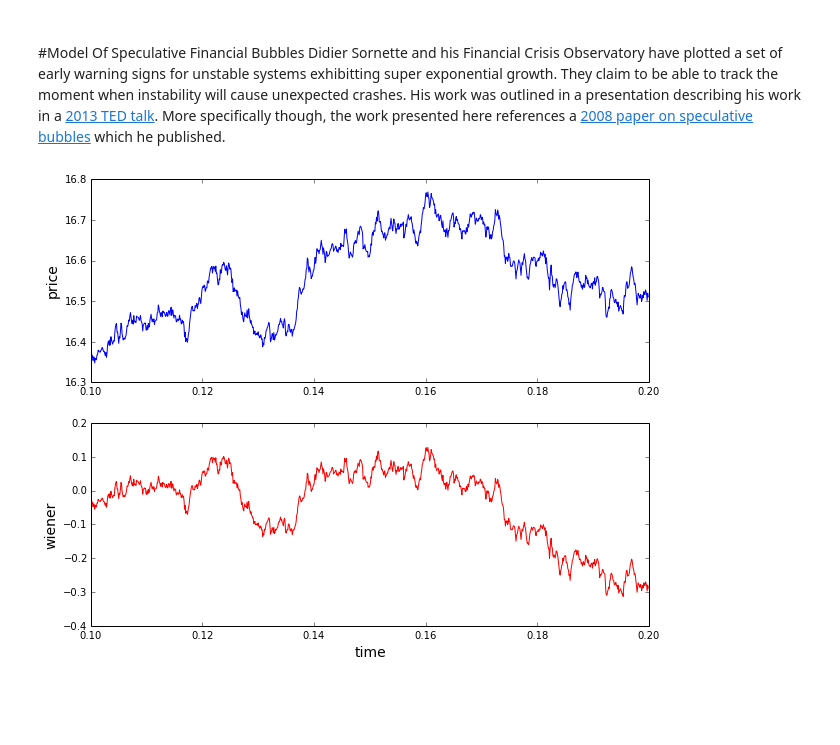
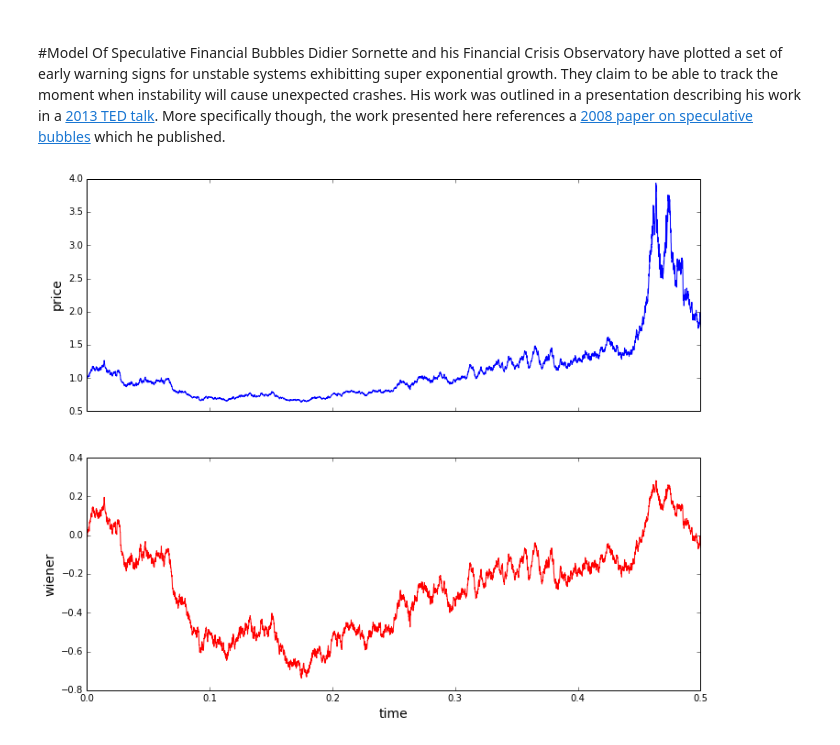
Before and after one commit to rmorshea/quantfi, a Jupyter notebook: SornetteModel.ipynb, the cells around one changed output. Saved outputs shown, nothing was run; the diff lists cells and outputs as text; code cells hidden in the pictures; blank space fills up the shorter version.

```diff
--- a/SornetteModel.ipynb
+++ b/SornetteModel.ipynb
@@ -18,7 +18,7 @@ from math import exp
 #Model Of Speculative Financial Bubbles
 Didier Sornette and his Financial Crisis Observatory have plotted a set of early warning signs for unstable systems exhibitting super exponential growth. They claim to be able to track the moment when instability will cause unexpected crashes. His work was outlined in a presentation describing his work in a [2013 TED talk](http://www.ted.com/talks/didier_sornette_how_we_can_predict_the_next_financial_crisis#t-637034). More specifically though, the work presented here references a [2008 paper on speculative bubbles](http://arxiv.org/pdf/cond-mat/0104341v2.pdf) which he published.
 # %%
-def analy_step(n, dt, a, b, m, mu=0, sigma=1, w_init=0, p_init=1, chain_length=0):
+def analy_step(n, dt, a, b, m, mu=0, sigma=1, w_init=0, p_init=1):
     '''Moves a price series forward through n time steps using an analytical method.
 
     Details
@@ -40,39 +40,33 @@ def analy_step(n, dt, a, b, m, mu=0, sigma=1, w_init=0, p_init=1, chain_length=0
 
     (!) Note: it is suggested that all arguments be given as floats.
     '''
+
+    alph = 1./(m-1)
+    tc = float(alph)/p_init**(m-1)*a
     w_t = w_init
-    p_t = p_init
-    if chain_length>0:
-        t_series = np.arange(chain_length*dt,(n+chain_length-0.9)*dt,dt)
-        w_series = []
-        p_series = []
-        trim = 0
-    else:
-        t_series = np.arange(0,(n+0.1)*dt,dt)
-        w_series = [float(w_init)]
-        p_series = [float(p_init)]
-        trim = 1
-    alph = 1/(1-m)
-    tc = 1*alph/p_init**(m-1)*a
-    for t in t_series[trim:]:
+    w_series = []
+    p_series = []
+    t_series = np.arange(0,(n+0.1)*dt,dt)
+    for t in t_series:
+        p_series.append((alph/(a*(tc-t)-w_t*float(b)/p_init**m))**alph)
+        w_series.append(w_t)
         dw = random.gauss(mu,np.sqrt(dt)*sigma)
         w_t += dw
-        p_series.append(alph**alph/(a*(tc-t)-(b/p_init**m)*w_t)**alph)
-        w_series.append(w_t)
     return t_series,w_series,p_series
 # %%
-T1,W1,P1 = analy_step(1000, 1e-4, 4, 1, 2, chain_length=1000)
+T1,W1,P1 = analy_step(5000, 1e-4, 1, 1, 2)
 
-plt.figure(figsize=(10,8))
+plt.figure(figsize=(12,10))
 ax1 = plt.subplot(211)
 plt.plot(T1,P1)
-plt.setp(ax2.get_xticklabels(), visible=False)
+plt.setp(ax1.get_xticklabels(), visible=False)
 plt.ylabel('price',fontsize=14)
 
 ax2 = plt.subplot(212,sharex=ax1)
 plt.plot(T1,W1,color='r')
 plt.ylabel('wiener',fontsize=14)
 plt.xlabel('time',fontsize=14)
+plt.xlim(T1[0],T1[-1])
 plt.show()
 # %% [output]
-[figure, old version]
+[figure, new version]
```
Also changed, not shown: parts of 1 cell of this notebook.
